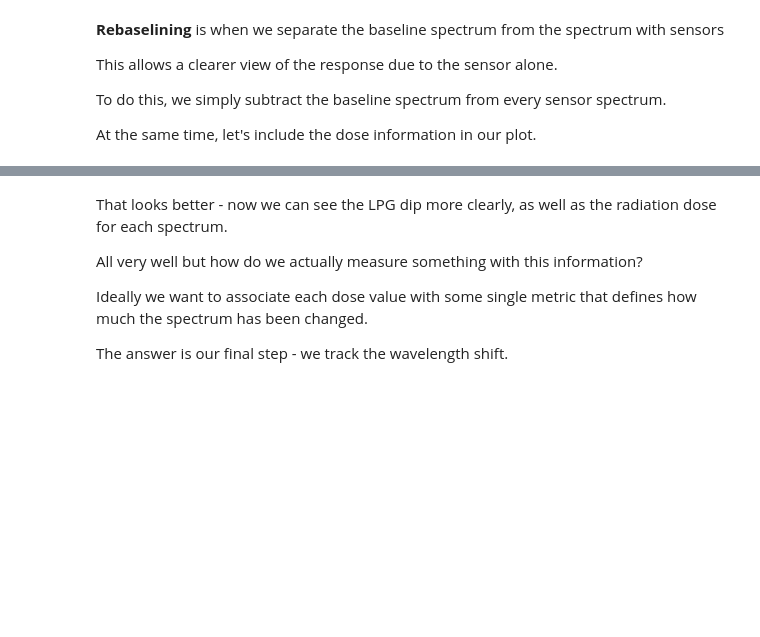
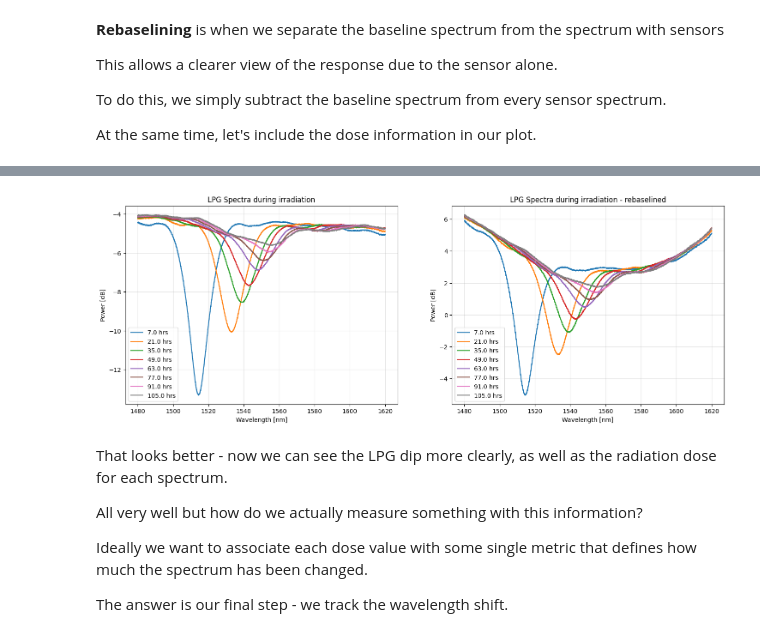
Before and after one commit to rsamconn/Fibre-optics-demo, a Jupyter notebook: fibre-demo.ipynb, the cells around one changed output, grey strips where cells are left out. Saved outputs shown, nothing was run; the diff lists cells and outputs as text; code cells hidden in the pictures; blank space fills up the shorter version.

```diff
--- a/fibre-demo.ipynb
+++ b/fibre-demo.ipynb
@@ -402,3 +414,36 @@ plot_spectra(times_cut[a:b], rebaselined_spectra[a:b,:], wavelengths_LPG_only, s
+# %%
+# Plot spectra and rebaselined spectra on separate plots, side by side
+fig, axs = plt.subplots(1, 2, figsize=(18, 6))
+# Original spectra
+for i in range(0, len(times_cut), 4):
+    time_hrs = times_cut[i] / 3600  # Convert seconds to hours
+    axs[0].plot(wavelengths_LPG_only, spectra_LPG_only[i], label=f'{time_hrs:.1f} hrs')
+axs[0].set_xlabel('Wavelength [nm]')
+axs[0].set_ylabel('Power [dB]')
+axs[0].set_title('LPG Spectra during irradiation')
+axs[0].grid(True, alpha=0.3)
+# Only show legend if 10 or fewer lines
+if len(range(0, len(times_cut), 4)) <= 10:
+    axs[0].legend()
+# Rebaselined spectra
+for i in range(0, len(times_cut), 4):
+    time_hrs = times_cut[i] / 3600  # Convert seconds to hours
+    axs[1].plot(wavelengths_LPG_only, rebaselined_spectra[i], label=f'{time_hrs:.1f} hrs')
+axs[1].set_xlabel('Wavelength [nm]')
+axs[1].set_ylabel('Power [dB]')
+axs[1].set_title('LPG Spectra during irradiation - rebaselined')
+axs[1].grid(True, alpha=0.3)
+# Only show legend if 10 or fewer lines
+if len(range(0, len(times_cut), 4)) <= 10:
+    axs[1].legend()
+plt.show()
+
+# plot_spectra(times_cut[a:b], spectra_LPG_only[a:b,:], wavelengths_LPG_only, start_idx=0, end_idx=-1, time_step=4,
+#              cmap='viridis', title='LPG Spectra during irradiation', label_type='Dose', dose_data=dose_interpolated[a:b])
+# plot_spectra(times_cut[a:b], rebaselined_spectra[a:b,:], wavelengths_LPG_only, start_idx=0, end_idx=-1, time_step=4,
+#              cmap='coolwarm', title='LPG Spectra during irradiation - rebaselined', label_type='Dose', dose_data=dose_interpolated[a:b])
+# %% [output]
+[figure, added]
 # %% [markdown]
 That looks better - now we can see the LPG dip more clearly, as well as the radiation dose for each spectrum.
 
```
Also changed, not shown: parts of 10 cells of this notebook.
